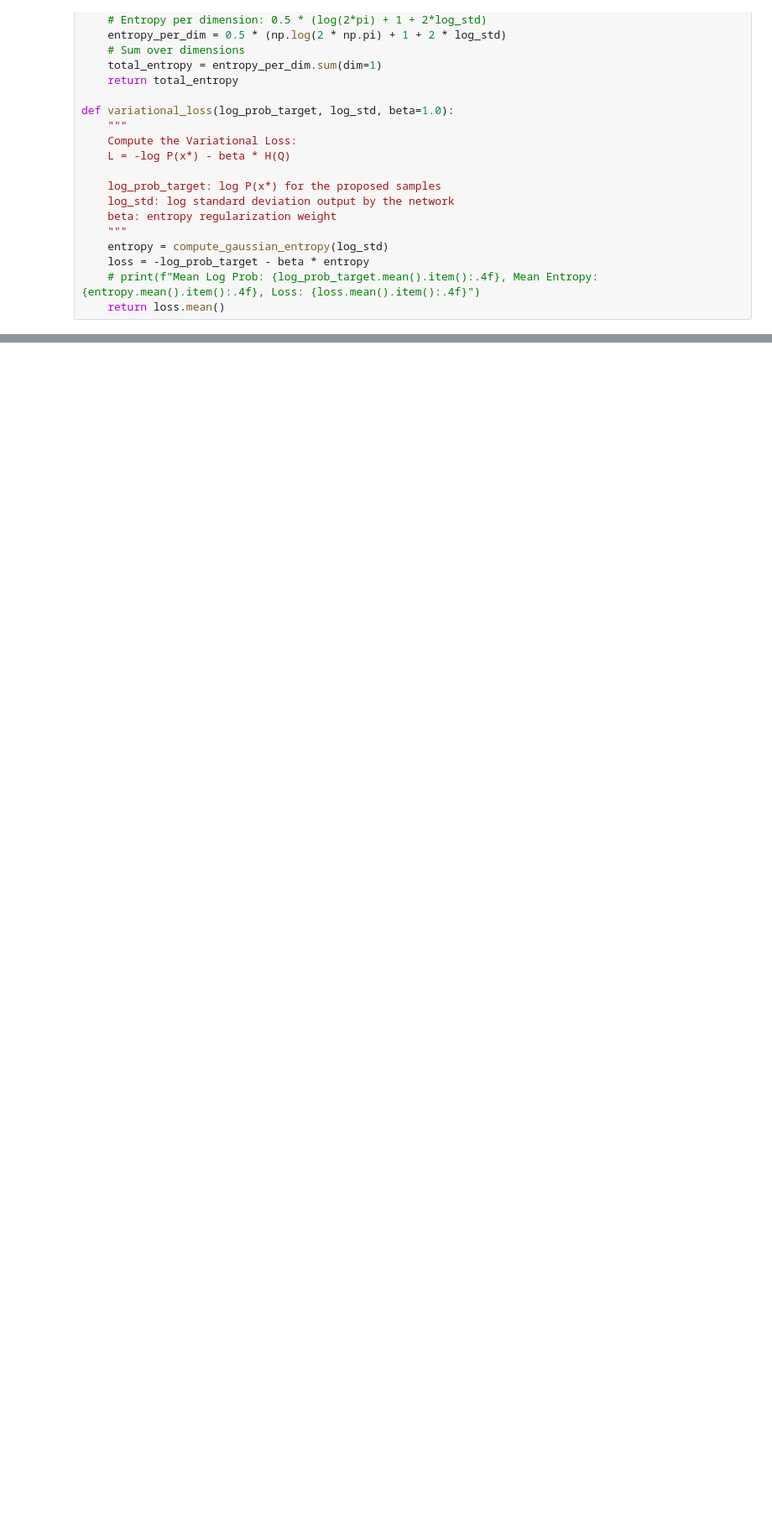
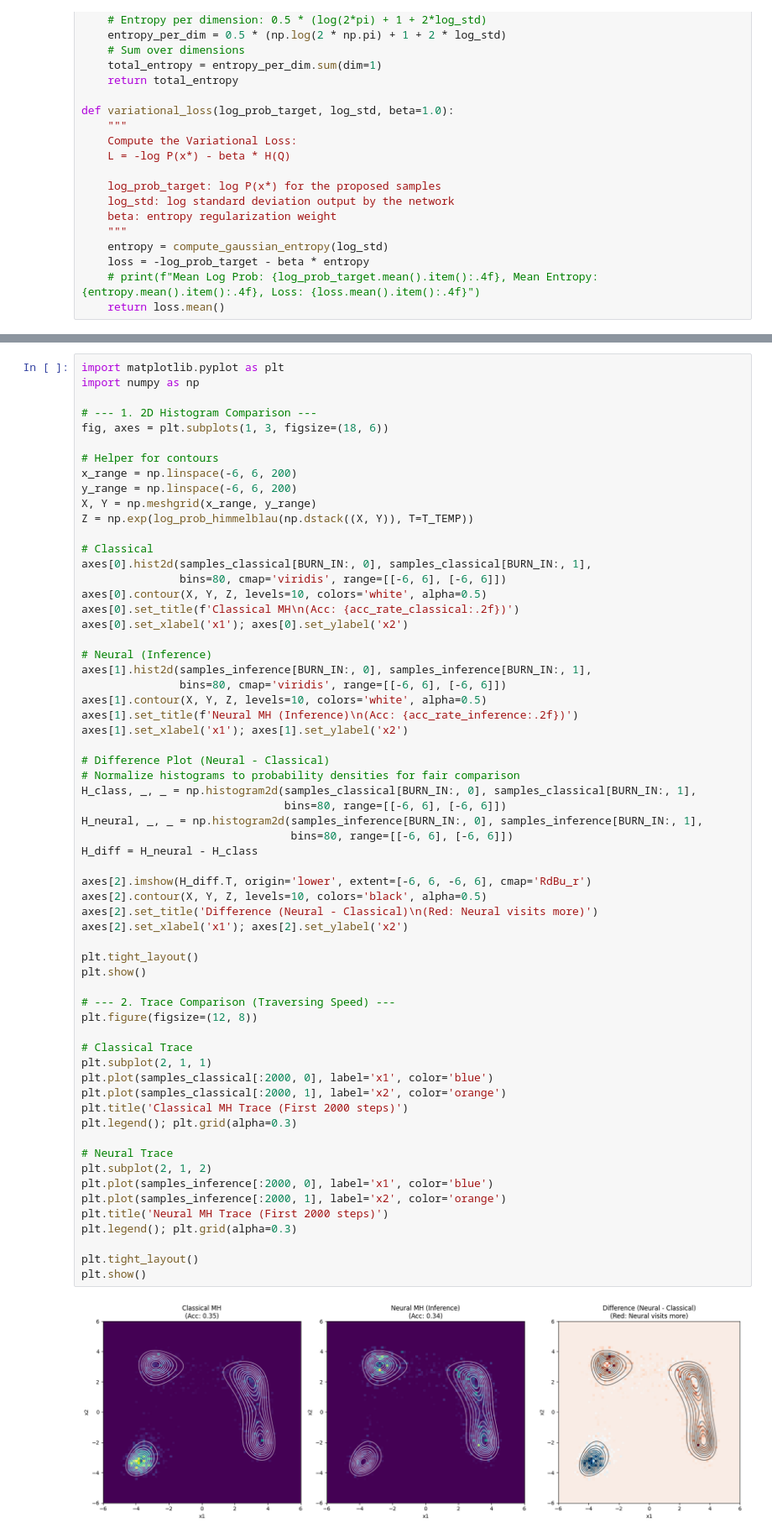
Before and after one commit to Appleblue17/NeuralMH-Accelerating-MCMC-with-Learned-Proposals, a Jupyter notebook: src/main.ipynb, the cells around one changed output, grey strips where cells are left out. Shown at 84% size. Cells and saved outputs as stored; diff of their text form; blank space fills up the shorter version.

```diff
--- a/src/main.ipynb
+++ b/src/main.ipynb
@@ -506,0 +652,64 @@ plt.show()
+# %%
+import matplotlib.pyplot as plt
+import numpy as np
+
+# --- 1. 2D Histogram Comparison ---
+fig, axes = plt.subplots(1, 3, figsize=(18, 6))
+
+# Helper for contours
+x_range = np.linspace(-6, 6, 200)
+y_range = np.linspace(-6, 6, 200)
+X, Y = np.meshgrid(x_range, y_range)
+Z = np.exp(log_prob_himmelblau(np.dstack((X, Y)), T=T_TEMP))
+
+# Classical
+axes[0].hist2d(samples_classical[BURN_IN:, 0], samples_classical[BURN_IN:, 1],
+               bins=80, cmap='viridis', range=[[-6, 6], [-6, 6]])
+axes[0].contour(X, Y, Z, levels=10, colors='white', alpha=0.5)
+axes[0].set_title(f'Classical MH\n(Acc: {acc_rate_classical:.2f})')
+axes[0].set_xlabel('x1'); axes[0].set_ylabel('x2')
+
+# Neural (Inference)
+axes[1].hist2d(samples_inference[BURN_IN:, 0], samples_inference[BURN_IN:, 1],
+               bins=80, cmap='viridis', range=[[-6, 6], [-6, 6]])
+axes[1].contour(X, Y, Z, levels=10, colors='white', alpha=0.5)
+axes[1].set_title(f'Neural MH (Inference)\n(Acc: {acc_rate_inference:.2f})')
+axes[1].set_xlabel('x1'); axes[1].set_ylabel('x2')
+
+# Difference Plot (Neural - Classical)
+# Normalize histograms to probability densities for fair comparison
+H_class, _, _ = np.histogram2d(samples_classical[BURN_IN:, 0], samples_classical[BURN_IN:, 1],
+                               bins=80, range=[[-6, 6], [-6, 6]])
+H_neural, _, _ = np.histogram2d(samples_inference[BURN_IN:, 0], samples_inference[BURN_IN:, 1],
+                                bins=80, range=[[-6, 6], [-6, 6]])
+H_diff = H_neural - H_class
+
+axes[2].imshow(H_diff.T, origin='lower', extent=[-6, 6, -6, 6], cmap='RdBu_r')
+axes[2].contour(X, Y, Z, levels=10, colors='black', alpha=0.5)
+axes[2].set_title('Difference (Neural - Classical)\n(Red: Neural visits more)')
+axes[2].set_xlabel('x1'); axes[2].set_ylabel('x2')
+
+plt.tight_layout()
+plt.show()
+
+# --- 2. Trace Comparison (Traversing Speed) ---
+plt.figure(figsize=(12, 8))
+
+# Classical Trace
+plt.subplot(2, 1, 1)
+plt.plot(samples_classical[:2000, 0], label='x1', color='blue')
+plt.plot(samples_classical[:2000, 1], label='x2', color='orange')
+plt.title('Classical MH Trace (First 2000 steps)')
+plt.legend(); plt.grid(alpha=0.3)
+
+# Neural Trace
+plt.subplot(2, 1, 2)
+plt.plot(samples_inference[:2000, 0], label='x1', color='blue')
+plt.plot(samples_inference[:2000, 1], label='x2', color='orange')
+plt.title('Neural MH Trace (First 2000 steps)')
+plt.legend(); plt.grid(alpha=0.3)
+
+plt.tight_layout()
+plt.show()
+# %% [output]
+[figure, added]
```
Also changed, not shown: parts of 16 cells of this notebook, 1 other file.
